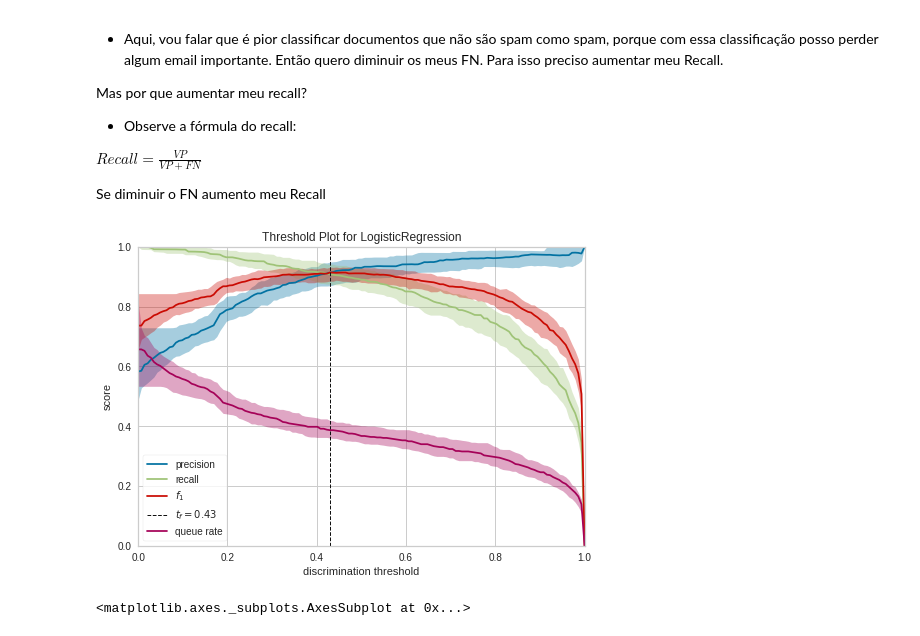
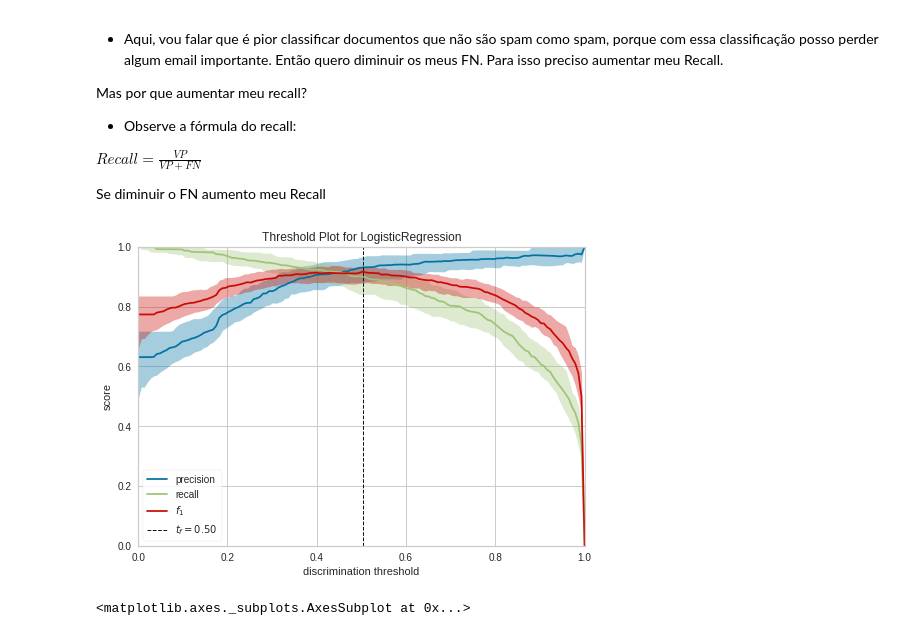
Before and after one commit to barbarasilveiraf/course_metrics, a Jupyter notebook: src/ml/notebooks/Classification Example.ipynb, the cells around one changed output. Drawn from its saved outputs; the diff is of its cells as text; code cells hidden in the pictures.

```diff
--- a/src/ml/notebooks/Classification Example.ipynb
+++ b/src/ml/notebooks/Classification Example.ipynb
@@ -101,7 +101,7 @@ Metrics.classification(y_test, y_pred, y_prob)
 # %% [markdown]
 ## Quais foram as métricas gerais do modelo?
 # %%
-viz = ClassificationReport(model)
+viz = ClassificationReport(model, classes=["não spam","spam"])
 viz.fit(X_train, y_train)
 viz.score(X_test, y_test)
 viz.show()
@@ -170,8 +172,8 @@ Se diminuir o FN aumento meu Recall
 # %%
-visualizer = DiscriminationThreshold(model)
+visualizer = DiscriminationThreshold(model, exclude="queue_rate")
 
 visualizer.fit(X_train, y_train)
 visualizer.show()
 # %% [output]
-[figure, old version]
+[figure, new version]
 <matplotlib.axes._subplots.AxesSubplot at 0x...>
```
Also changed, not shown: parts of 8 cells of this notebook, 1 other file.
